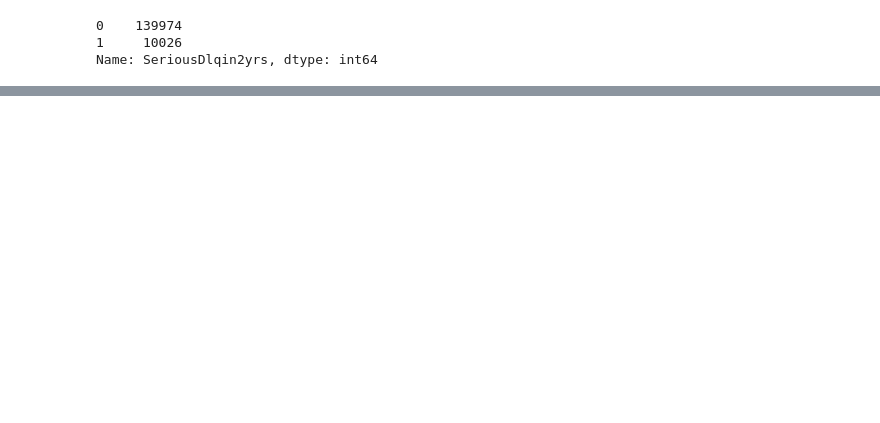
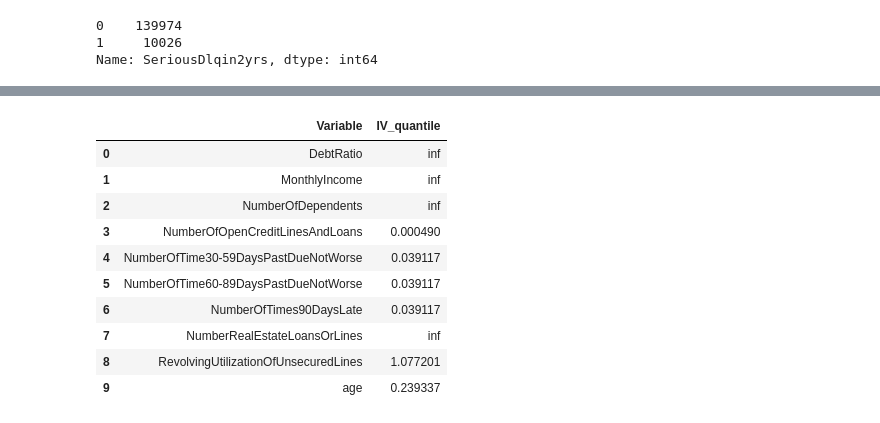
Before and after one commit to TarunMadan93/CreditScorecard, a Jupyter notebook: credit_scorecard_devlopment.ipynb, the cells around one changed output, grey strips where cells are left out. Cells and saved outputs as stored; diff of their text form; code cells hidden in the pictures; blank space fills up the shorter version.

```diff
--- a/credit_scorecard_devlopment.ipynb
+++ b/credit_scorecard_devlopment.ipynb
@@ -263,0 +375,14 @@ a.iv.sum()
+# %%
+IV_values
+# %% [output]
+|  | Variable | IV_quantile |
+| 0 | DebtRatio | inf |
+| 1 | MonthlyIncome | inf |
+| 2 | NumberOfDependents | inf |
+| 3 | NumberOfOpenCreditLinesAndLoans | 0.000490 |
+| 4 | NumberOfTime30-59DaysPastDueNotWorse | 0.039117 |
+| 5 | NumberOfTime60-89DaysPastDueNotWorse | 0.039117 |
+| 6 | NumberOfTimes90DaysLate | 0.039117 |
+| 7 | NumberRealEstateLoansOrLines | inf |
+| 8 | RevolvingUtilizationOfUnsecuredLines | 1.077201 |
+| 9 | age | 0.239337 |
```
Also changed, not shown: parts of 24 cells of this notebook.
